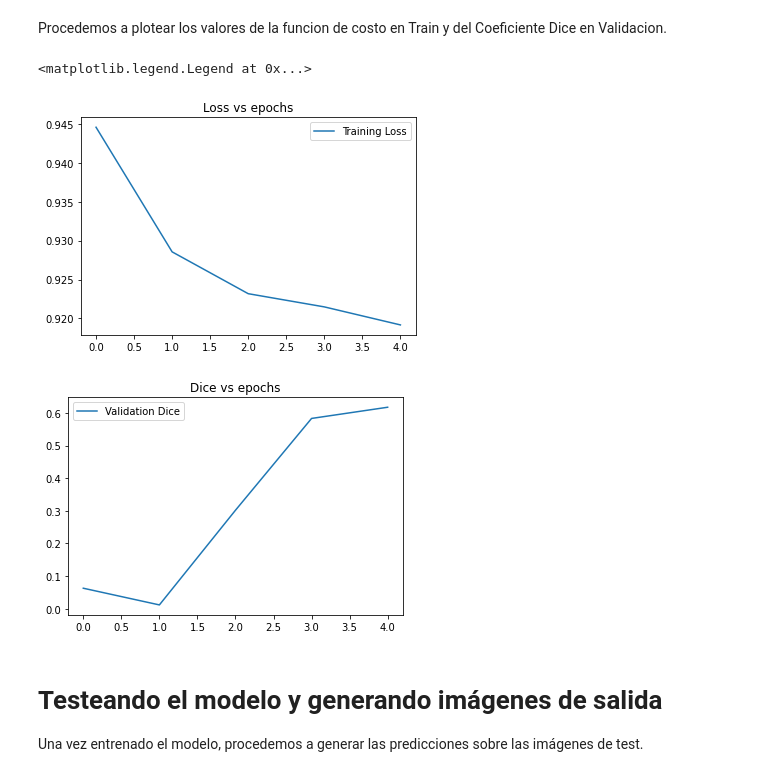
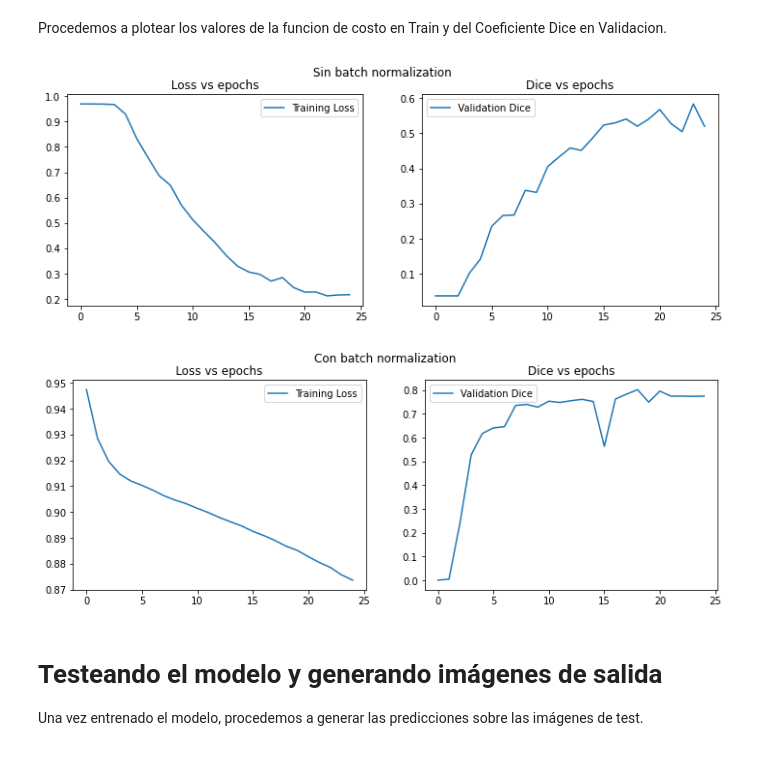
Before and after one commit to camilomarino/DLBioIm, a Jupyter notebook: Practica_4_Camilo.ipynb, the cells around one changed output. Cells and saved outputs as stored; diff of their text form; code cells hidden in the pictures.

```diff
--- a/Practica_4_Camilo.ipynb
+++ b/Practica_4_Camilo.ipynb
@@ -629,13 +695,13 @@ UNet(
 ## Acá definimos los hiperparámetros de entrenamiento
 
 args = {}
-args['batch_size'] = 24
-args['val_batch_size'] = 1
-args['epochs'] = 5
-args['lr'] = 1e-4
-args['weight_decay'] = 1e-5
+args["batch_size"] = 28
+args["val_batch_size"] = 1
+args["epochs"] = 25
+args["lr"] = 1e-4
+args["weight_decay"] = 1e-5
 
-## Comenzamos a entrenar
+## Comenzamos a entrenar sin bn
 history = trainer(train_dataset, val_dataset, model, args)
 # %% [output]
 Current device is cuda:0
@@ -658,0 +724,3 @@ Model Saved
+# %%
+## Comenzamos a entrenar con bn
+history_bn = trainer(train_dataset, val_dataset, model_bn, args)
@@ -659,19 +745,27 @@ Model Saved
 # %% [markdown]
 Procedemos a plotear los valores de la funcion de costo en Train y del Coeficiente Dice en Validacion.
-# %%
-plt.figure()
-plt.title("Loss vs epochs")
-plt.plot(history['Train_Loss'])
-plt.legend(['Training Loss'])
-
-plt.figure()
-plt.title("Dice vs epochs")
-plt.plot(history['Val_Dice'])
-plt.legend(['Validation Dice'])
-# %% [output]
-<matplotlib.legend.Legend at 0x...>
-[figure, removed]
-[figure, removed]
+# %%
+def plot_history(history, ax):
+    ax[0].set_title("Loss vs epochs")
+    ax[0].plot(history["Train_Loss"])
+    ax[0].legend(["Training Loss"])
+
+    ax[1].set_title("Dice vs epochs")
+    ax[1].plot(history["Val_Dice"])
+    ax[1].legend(["Validation Dice"])
+
+
+fig_results, ax = plt.subplots(1, 2, figsize=(12, 4))
+fig_results.suptitle("Sin batch normalization")
+plot_history(history, ax)
+
+
+fig_results_bn, ax = plt.subplots(1, 2, figsize=(12, 4))
+fig_results_bn.suptitle("Con batch normalization")
+plot_history(history_bn, ax)
+# %% [output]
+[figure, added]
+[figure, added]
 # %% [markdown]
 # Testeando el modelo y generando imágenes de salida
 
```
Also changed, not shown: parts of 29 cells of this notebook.
